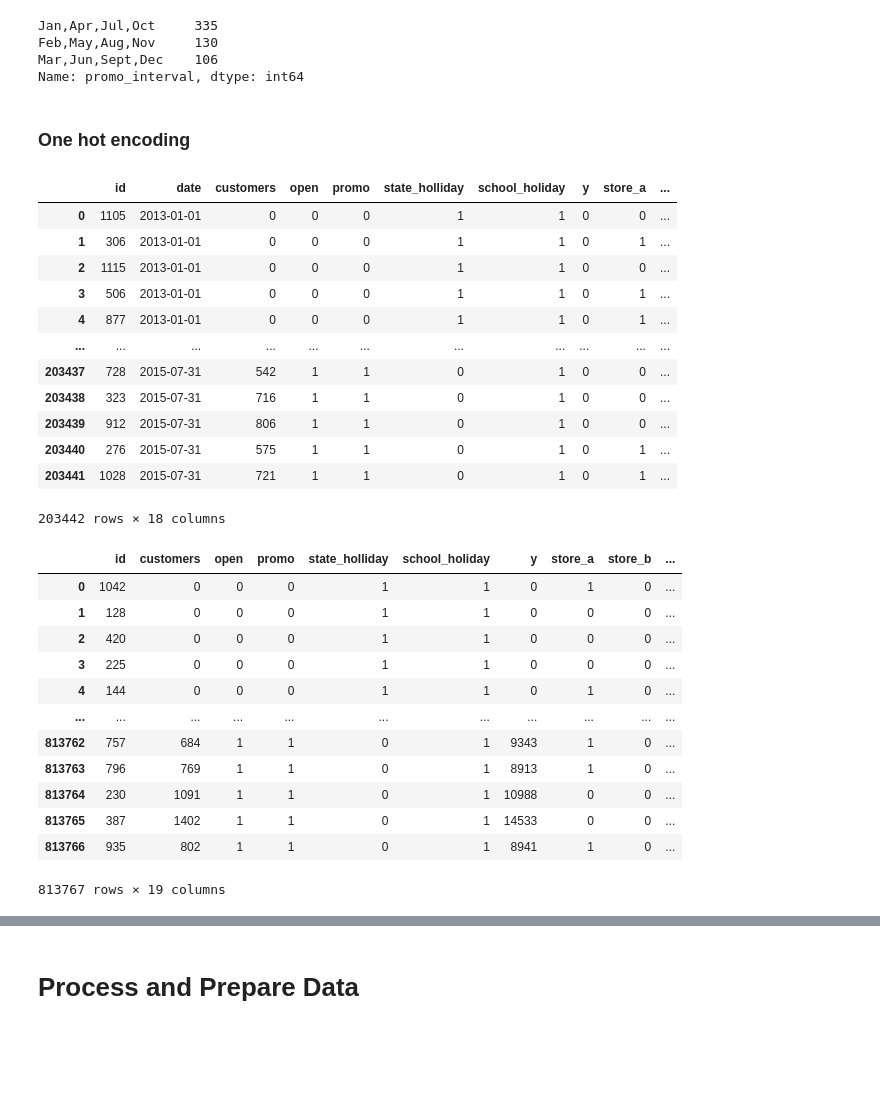
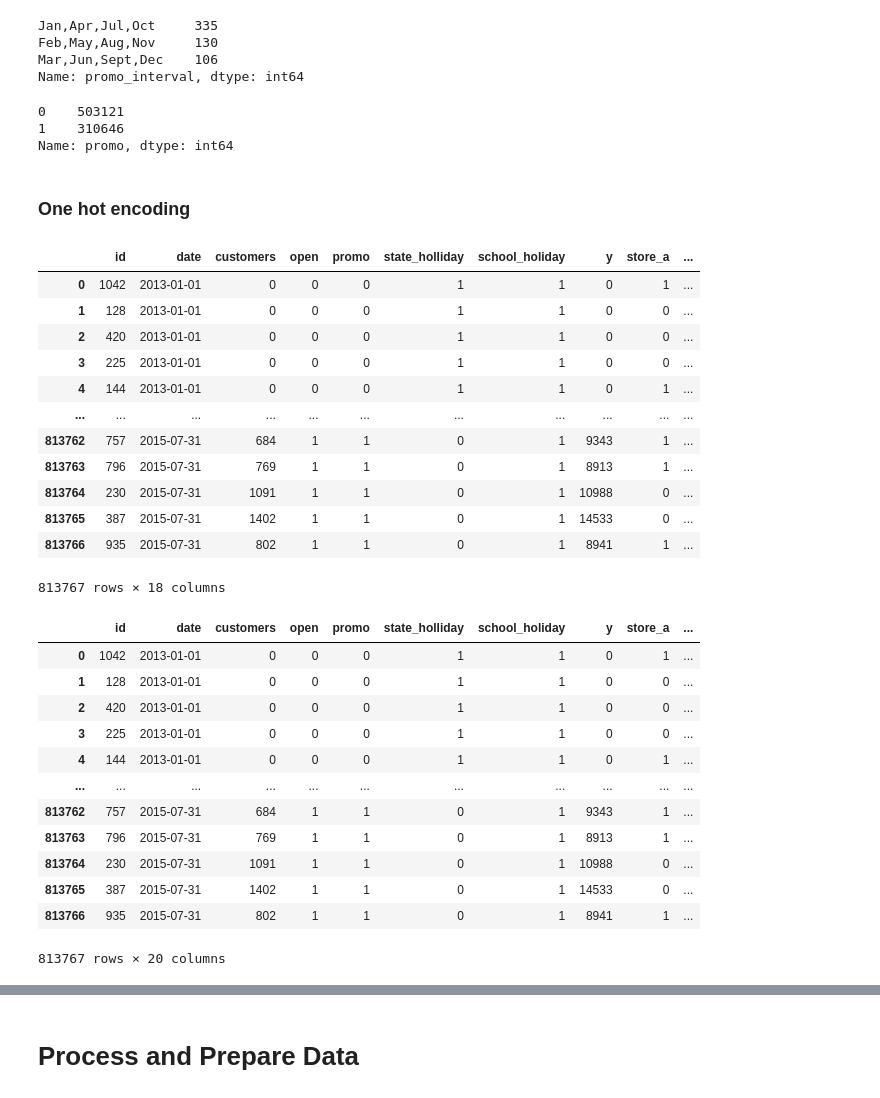
Before and after one commit to Omarbenjelloun915/ProjetData, a Jupyter notebook: ProjetDATA.ipynb, the cells around one changed output, grey strips where cells are left out. Drawn from its saved outputs; the diff is of its cells as text; code cells hidden in the pictures; blank space fills up the shorter version.

```diff
--- a/ProjetDATA.ipynb
+++ b/ProjetDATA.ipynb
@@ -235,6 +217,12 @@ Jan,Apr,Jul,Oct     335
 Feb,May,Aug,Nov     130
 Mar,Jun,Sept,Dec    106
 Name: promo_interval, dtype: int64
+# %%
+train_df['promo'].value_counts()
+# %% [output]
+0    503121
+1    310646
+Name: promo, dtype: int64
 # %% [markdown]
 ### One hot encoding
 # %%
@@ -248,48 +236,42 @@ for col in ['store_type', 'assortment', 'promo_interval']:
     train_df_merged = train_df_merged.join(df1.set_index('id'), on='id')
     test_df_merged = test_df_merged.join(df1.set_index('id'), on='id')
 
-test_df_merged
+train_df_merged
 # %% [output]
 |  | id | date | customers | open | promo | state_holliday | school_holiday | y | store_a | ... |
-| 0 | 1105 | 2013-01-01 | 0 | 0 | 0 | 1 | 1 | 0 | 0 | ... |
-| 1 | 306 | 2013-01-01 | 0 | 0 | 0 | 1 | 1 | 0 | 1 | ... |
-| 2 | 1115 | 2013-01-01 | 0 | 0 | 0 | 1 | 1 | 0 | 0 | ... |
-| 3 | 506 | 2013-01-01 | 0 | 0 | 0 | 1 | 1 | 0 | 1 | ... |
-| 4 | 877 | 2013-01-01 | 0 | 0 | 0 | 1 | 1 | 0 | 1 | ... |
+| 0 | 1042 | 2013-01-01 | 0 | 0 | 0 | 1 | 1 | 0 | 1 | ... |
+| 1 | 128 | 2013-01-01 | 0 | 0 | 0 | 1 | 1 | 0 | 0 | ... |
+| 2 | 420 | 2013-01-01 | 0 | 0 | 0 | 1 | 1 | 0 | 0 | ... |
+| 3 | 225 | 2013-01-01 | 0 | 0 | 0 | 1 | 1 | 0 | 0 | ... |
+| 4 | 144 | 2013-01-01 | 0 | 0 | 0 | 1 | 1 | 0 | 1 | ... |
 | ... | ... | ... | ... | ... | ... | ... | ... | ... | ... | ... |
-| 203437 | 728 | 2015-07-31 | 542 | 1 | 1 | 0 | 1 | 0 | 0 | ... |
-| 203438 | 323 | 2015-07-31 | 716 | 1 | 1 | 0 | 1 | 0 | 0 | ... |
-| 203439 | 912 | 2015-07-31 | 806 | 1 | 1 | 0 | 1 | 0 | 0 | ... |
-| 203440 | 276 | 2015-07-31 | 575 | 1 | 1 | 0 | 1 | 0 | 1 | ... |
-| 203441 | 1028 | 2015-07-31 | 721 | 1 | 1 | 0 | 1 | 0 | 1 | ... |
+| 813762 | 757 | 2015-07-31 | 684 | 1 | 1 | 0 | 1 | 9343 | 1 | ... |
+| 813763 | 796 | 2015-07-31 | 769 | 1 | 1 | 0 | 1 | 8913 | 1 | ... |
+| 813764 | 230 | 2015-07-31 | 1091 | 1 | 1 | 0 | 1 | 10988 | 0 | ... |
+| 813765 | 387 | 2015-07-31 | 1402 | 1 | 1 | 0 | 1 | 14533 | 0 | ... |
+| 813766 | 935 | 2015-07-31 | 802 | 1 | 1 | 0 | 1 | 8941 | 1 | ... |
-203442 rows × 18 columns
+813767 rows × 18 columns
 # %%
 #Day of week
 train_df_merged['day_of_week'] = pd.to_datetime(train_df['date']).dt.dayofweek
 test_df_merged['day_of_week'] = pd.to_datetime(train_df['date']).dt.dayofweek
 
 #Day of year
 train_df_merged['day_of_year'] = pd.to_datetime(train_df['date']).dt.dayofyear
 test_df_merged['day_of_year'] = pd.to_datetime(train_df['date']).dt.dayofyear
 
-#Supprimer la colonne Date
-train_df_new = train_df_merged.drop(columns=['date'])
-test_df_new = test_df_merged.drop(columns=['date'])
-
-
-
-display(train_df_new)
+display(train_df_merged)
 # %% [output]
-|  | id | customers | open | promo | state_holliday | school_holiday | y | store_a | store_b | ... |
-| 0 | 1042 | 0 | 0 | 0 | 1 | 1 | 0 | 1 | 0 | ... |
-| 1 | 128 | 0 | 0 | 0 | 1 | 1 | 0 | 0 | 0 | ... |
-| 2 | 420 | 0 | 0 | 0 | 1 | 1 | 0 | 0 | 0 | ... |
-| 3 | 225 | 0 | 0 | 0 | 1 | 1 | 0 | 0 | 0 | ... |
-| 4 | 144 | 0 | 0 | 0 | 1 | 1 | 0 | 1 | 0 | ... |
+|  | id | date | customers | open | promo | state_holliday | school_holiday | y | store_a | ... |
+| 0 | 1042 | 2013-01-01 | 0 | 0 | 0 | 1 | 1 | 0 | 1 | ... |
+| 1 | 128 | 2013-01-01 | 0 | 0 | 0 | 1 | 1 | 0 | 0 | ... |
+| 2 | 420 | 2013-01-01 | 0 | 0 | 0 | 1 | 1 | 0 | 0 | ... |
+| 3 | 225 | 2013-01-01 | 0 | 0 | 0 | 1 | 1 | 0 | 0 | ... |
+| 4 | 144 | 2013-01-01 | 0 | 0 | 0 | 1 | 1 | 0 | 1 | ... |
 | ... | ... | ... | ... | ... | ... | ... | ... | ... | ... | ... |
-| 813762 | 757 | 684 | 1 | 1 | 0 | 1 | 9343 | 1 | 0 | ... |
-| 813763 | 796 | 769 | 1 | 1 | 0 | 1 | 8913 | 1 | 0 | ... |
-| 813764 | 230 | 1091 | 1 | 1 | 0 | 1 | 10988 | 0 | 0 | ... |
-| 813765 | 387 | 1402 | 1 | 1 | 0 | 1 | 14533 | 0 | 0 | ... |
-| 813766 | 935 | 802 | 1 | 1 | 0 | 1 | 8941 | 1 | 0 | ... |
+| 813762 | 757 | 2015-07-31 | 684 | 1 | 1 | 0 | 1 | 9343 | 1 | ... |
+| 813763 | 796 | 2015-07-31 | 769 | 1 | 1 | 0 | 1 | 8913 | 1 | ... |
+| 813764 | 230 | 2015-07-31 | 1091 | 1 | 1 | 0 | 1 | 10988 | 0 | ... |
+| 813765 | 387 | 2015-07-31 | 1402 | 1 | 1 | 0 | 1 | 14533 | 0 | ... |
+| 813766 | 935 | 2015-07-31 | 802 | 1 | 1 | 0 | 1 | 8941 | 1 | ... |
-813767 rows × 19 columns
+813767 rows × 20 columns
```
Also changed, not shown: parts of 32 cells of this notebook, 1 other file.
